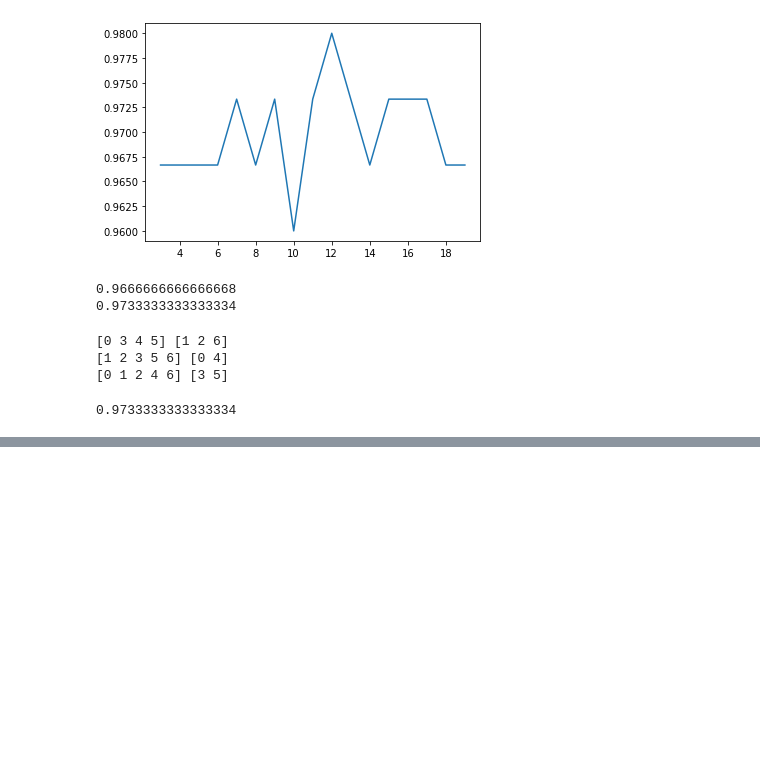
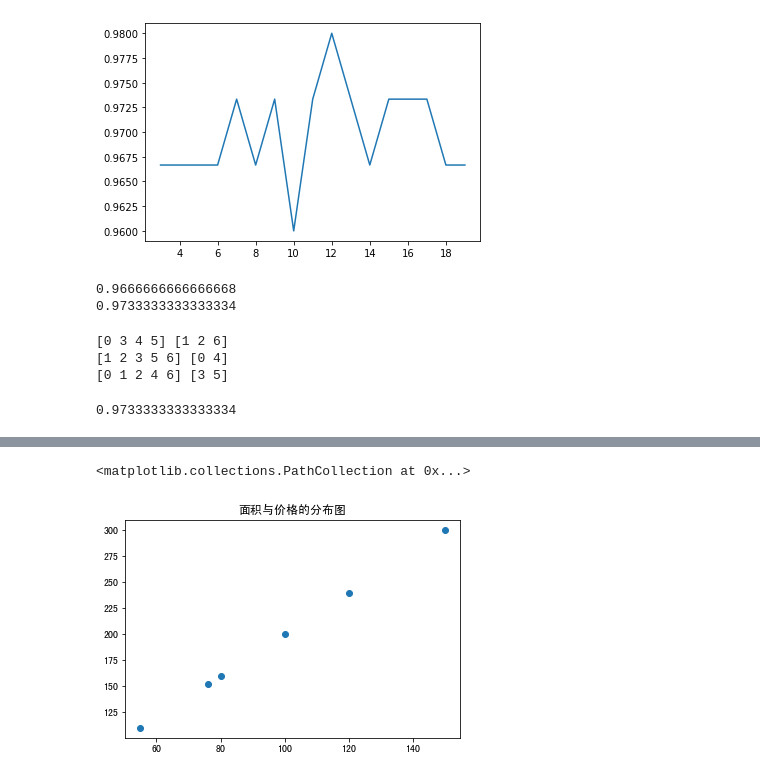
Before and after one commit to yscs2020/2021_to_improve, a Jupyter notebook: 202107/ml_algorithm/KNN.ipynb, the cells around one changed output, grey strips where cells are left out. Saved outputs shown, nothing was run; the diff lists cells and outputs as text; code cells hidden in the pictures; blank space fills up the shorter version.

```diff
--- a/202107/ml_algorithm/KNN.ipynb
+++ b/202107/ml_algorithm/KNN.ipynb
@@ -214,3 +214,14 @@ scores = cross_val_score(knn,X,y,cv=kf)
 scores.mean()
 # %% [output]
 0.9733333333333334
+# %%
+import numpy as np
+import pandas
+from pandas import DataFrame
+import matplotlib.pyplot as plt
+dic = {
+    '面积':[55,76,80,100,120,150],
+    '售价':[110,152,160,200,240,300]
+}
+df = DataFrame(data=dic)
+df
@@ -216,0 +236,7 @@ scores.mean()
+# %%
+plt.rcParams['font.sans-serif']=['SimHei']
+plt.title("面积与价格的分布图")
+plt.scatter(df['面积'],df['售价'])
+# %% [output]
+<matplotlib.collections.PathCollection at 0x...>
+[figure, added]
```
Also changed, not shown: parts of 11 cells of this notebook.
